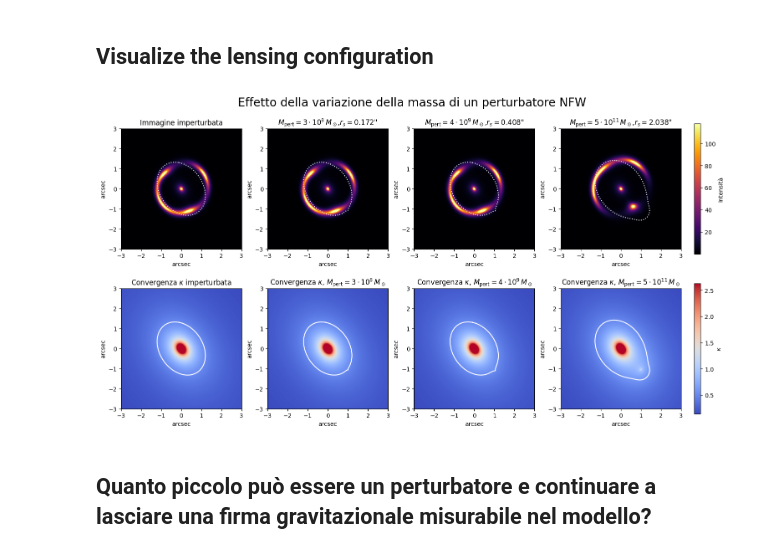
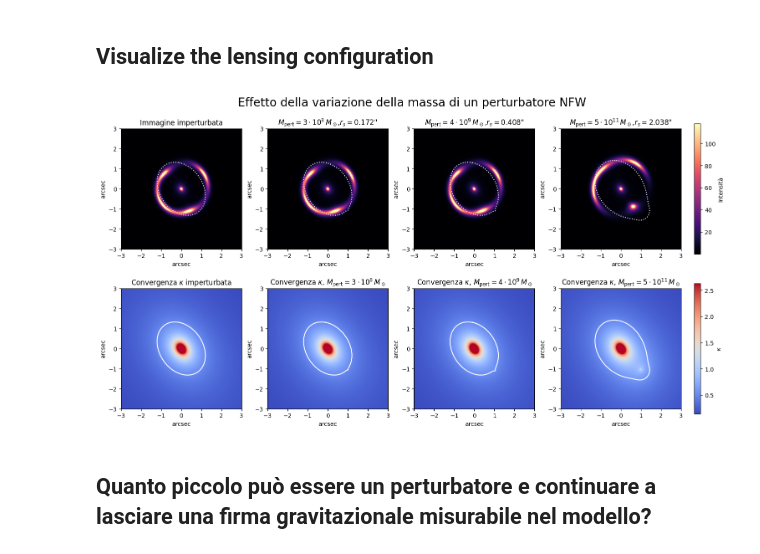
Before and after one commit to Nsab04/bachelor-thesis, a Jupyter notebook: lensing_simulation.ipynb, the cells around one changed output. Cells and saved outputs as stored; diff of their text form; code cells hidden in the pictures.

```diff
--- a/lensing_simulation.ipynb
+++ b/lensing_simulation.ipynb
@@ -117,7 +117,7 @@ for k in kappa_maps
 )
 
 for i, sigma0 in enumerate(sigma0_values):
-    im0 = ax1[0,i].imshow(total_images[i], origin="lower", extent=extent, cmap="inferno", vmax=vmax_image)
+    im0 = ax1[0,i].imshow(total_images[i], origin="lower", extent=extent, cmap="magma", vmax=vmax_image)
     ax1[0,i].set_xlabel("arcsec")
     ax1[0,i].set_ylabel("arcsec")
 
@@ -286,11 +286,11 @@ for i in range(len(positions)):
     d_caustic_all.append(d_caustic)
 
 for i, position in enumerate(positions):
-    im0 = ax2[0,i].imshow(total_images_2[i], origin="lower", extent=extent, cmap="inferno", vmax=vmax_image2)
+    im0 = ax2[0,i].imshow(total_images_2[i], origin="lower", extent=extent, cmap="magma", vmax=vmax_image2)
     ax2[0,i].set_xlabel("arcsec")
     ax2[0,i].set_ylabel("arcsec")
 
-    im1 = ax2[1,i].imshow(unlensed_images[i], origin="lower", extent=extent, cmap="inferno", vmax=vmax_unlensed)
+    im1 = ax2[1,i].imshow(unlensed_images[i], origin="lower", extent=extent, cmap="magma", vmax=vmax_unlensed)
     ax2[1,i].set_xlim(-1, 1)
     ax2[1,i].set_xlabel("arcsec")
     ax2[1,i].set_ylim(-1, 1)
@@ -582,11 +582,11 @@ for k in composite_kappa_maps_all
 
 for i, sigma0_pert in enumerate(sigma0_values_pert):
 
-    ax3[0,0].imshow(total_image3, origin="lower", extent=extent, cmap="inferno", vmax=vmax_image3)
+    ax3[0,0].imshow(total_image3, origin="lower", extent=extent, cmap="magma", vmax=vmax_image3)
     ax3[0,0].set_xlabel("arcsec")
     ax3[0,0].set_ylabel("arcsec")
 
-    im0 = ax3[0,i+1].imshow(composite_total_images_all[i], origin="lower", extent=extent, cmap="inferno", vmax=vmax_image3)
+    im0 = ax3[0,i+1].imshow(composite_total_images_all[i], origin="lower", extent=extent, cmap="magma", vmax=vmax_image3)
     ax3[0,i+1].set_xlabel("arcsec")
     ax3[0,i+1].set_ylabel("arcsec")
 
@@ -1017,11 +1017,11 @@ for k in composite_kappa_maps_all3
 
 for i, mass_value in enumerate(mass_values_all):
 
-    ax5[0,0].imshow(total_image4, origin="lower", extent=extent, cmap="inferno", vmax=vmax_image5)
+    ax5[0,0].imshow(total_image4, origin="lower", extent=extent, cmap="magma", vmax=vmax_image5)
     ax5[0,0].set_xlabel("arcsec")
     ax5[0,0].set_ylabel("arcsec")
 
-    im0 = ax5[0,i+1].imshow(composite_total_images_all3[i], origin="lower", extent=extent, cmap="inferno", vmax=vmax_image5)
+    im0 = ax5[0,i+1].imshow(composite_total_images_all3[i], origin="lower", extent=extent, cmap="magma", vmax=vmax_image5)
     ax5[0,i+1].set_xlabel("arcsec")
     ax5[0,i+1].set_ylabel("arcsec")
 
@@ -1051,7 +1051,7 @@ for i, mass_value in enumerate(mass_values_all):
     # # Riga 3: sorgenti
     # ax5[2,0].imshow(source4.image_unlensed, origin="lower",
     #             extent=extent,
-    #             cmap="inferno")
+    #             cmap="magma")
     # ax5[2,0].set_title("Sorgente imperturbata")
     # ax5[2,0].set_xlabel("arcsec")
     # ax5[2,0].set_ylabel("arcsec")
@@ -1062,7 +1062,7 @@ for i, mass_value in enumerate(mass_values_all):
     #     composite_sources_all3[i].image_unlensed,
     #     origin="lower",
     #     extent=extent,
-    #     cmap="inferno"
+    #     cmap="magma"
     # )
 
     #     ax5[2,i+1].set_title(
@@ -1093,34 +1093,34 @@ for i in range(len(mass_values_all)):
     #     pert_pos3[0],
     #     pert_pos3[1],
     #     marker='+',
     #     color='red',
     #     markersize=8
     # )
 
 for xcritu, ycritu in critical_lines4:
     ax5[0,0].plot(xcritu, ycritu, color="white", linestyle="dotted")
     ax5[1,0].plot(xcritu, ycritu, color="white")
 
 for ax in ax5.flat:
     ax.set_aspect("equal")
 
 cbar0 = fig5.colorbar(
     im0,
     ax=ax5[0, :],
     shrink=0.85,
     pad=0.02
 )
 cbar0.set_label("Intensità")
 
 cbar1 = fig5.colorbar(
     im1,
     ax=ax5[1, :],
     shrink=0.85,
     pad=0.02
 )
 cbar1.set_label(r"$\kappa$")
 # %% [output]
-[figure, old version]
+[figure, new version]
 # %% [markdown]
 ## Quanto piccolo può essere un perturbatore e continuare a lasciare una firma gravitazionale misurabile nel modello?
 # %%
```
Also changed, not shown: parts of 5 cells of this notebook.
